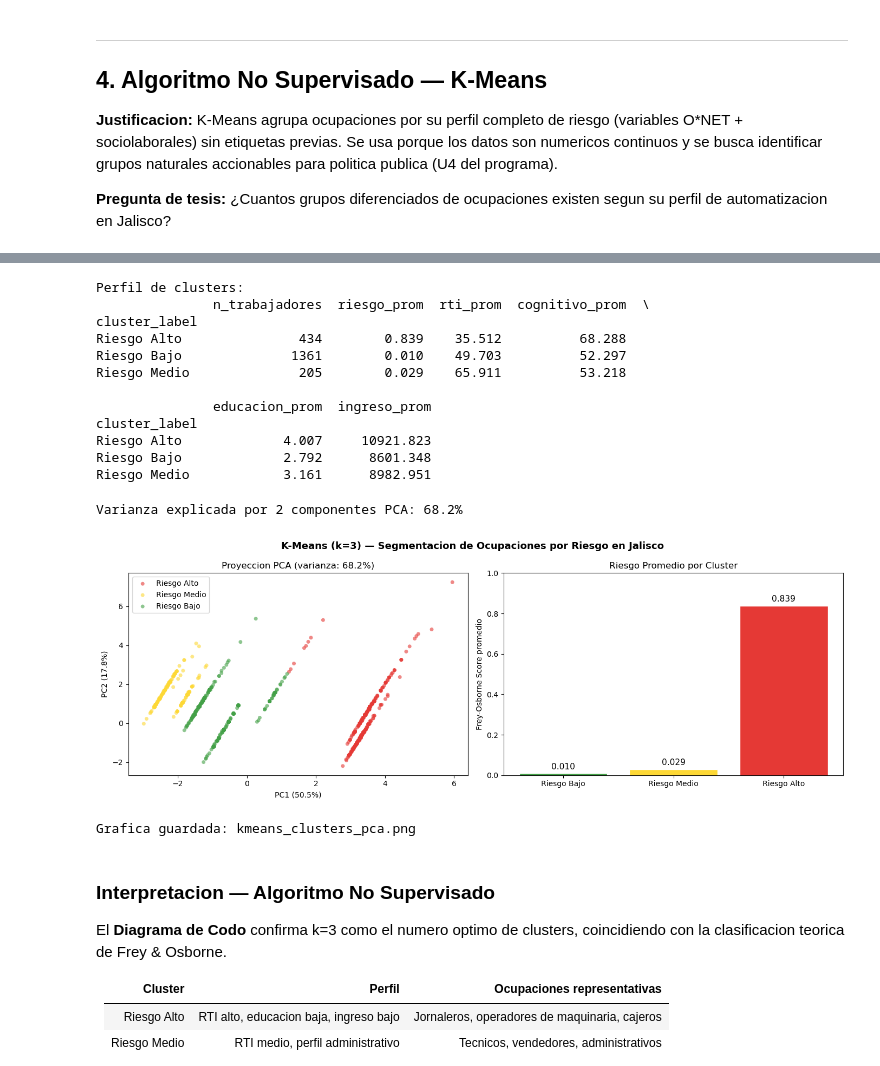
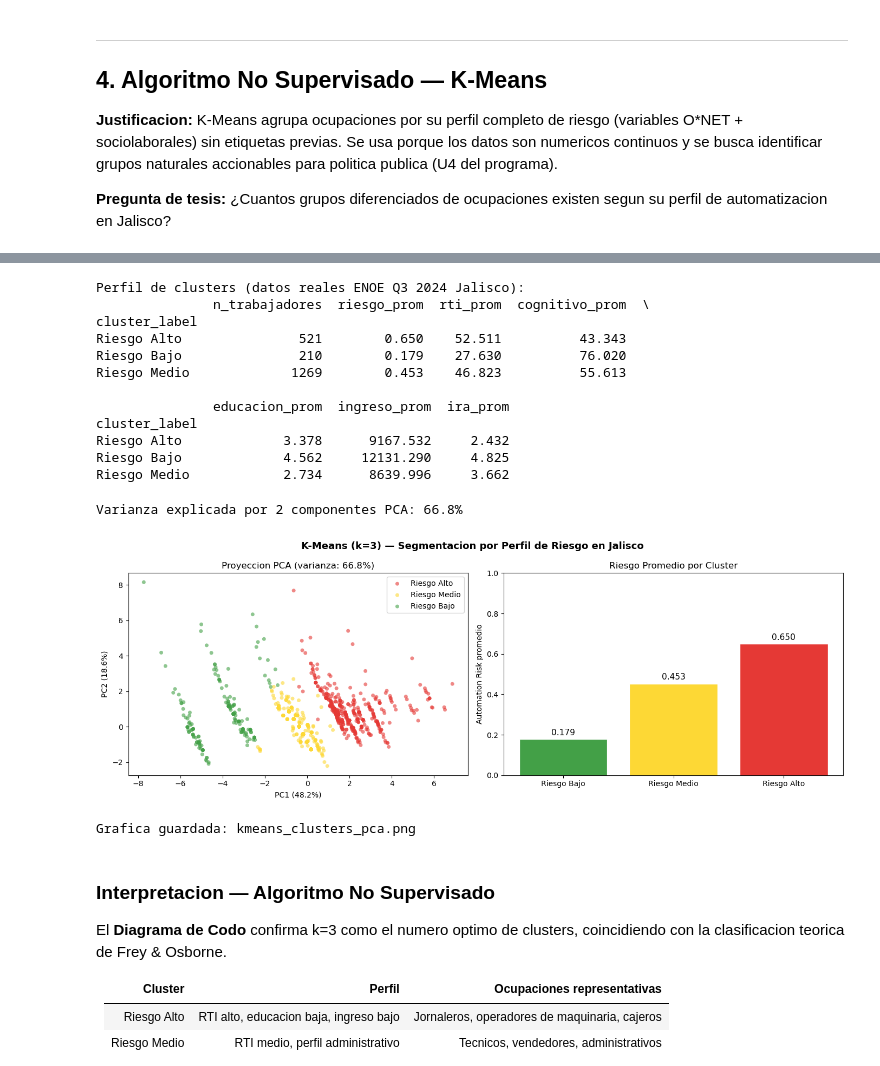
Before and after one commit to Carpuro/mcd_cucea, a Jupyter notebook: 2do-semestre/programacion-ii/proyectos/ProyectoFinal/07_ml_notebook.ipynb, the cells around one changed output, grey strips where cells are left out. Saved outputs shown, nothing was run; the diff lists cells and outputs as text; code cells hidden in the pictures.

```diff
--- a/2do-semestre/programacion-ii/proyectos/ProyectoFinal/07_ml_notebook.ipynb
+++ b/2do-semestre/programacion-ii/proyectos/ProyectoFinal/07_ml_notebook.ipynb
@@ -343,21 +326,17 @@ grupos naturales accionables para politica publica (U4 del programa).
 **Pregunta de tesis:** ¿Cuantos grupos diferenciados de ocupaciones existen
 segun su perfil de automatizacion en Jalisco?
 # %%
-# Features para clustering: perfil completo (ENOE + O*NET)
-cluster_features = ['frey_osborne_score', 'rti', 'cognitive_demand',
+cluster_features = ['automation_risk', 'rti', 'cognitive_demand',
                     'social_interaction', 'creativity',
                     'nivel_educativo', 'ingreso_mensual']
 
 X_cluster = df[cluster_features].copy()
 
-# Escalar — obligatorio para K-Means (sensible a magnitud)
 scaler_km = StandardScaler()
 X_scaled = scaler_km.fit_transform(X_cluster)
 
-# Diagrama de Codo — determinar k optimo
 inercias = []
 k_range = range(2, 11)
-
 for k in k_range:
     km = KMeans(n_clusters=k, random_state=42, n_init=10)
     km.fit(X_scaled)
@@ -397,83 +376,77 @@ print('Grafica guardada: kmeans_elbow.png')
 Grafica guardada: kmeans_elbow.png
 # %%
-# K-Means final con k=3
 km_final = KMeans(n_clusters=3, random_state=42, n_init=10)
 df['cluster'] = km_final.fit_predict(X_scaled)
 
-# Ordenar clusters por riesgo promedio para asignar etiquetas consistentes
-riesgo_por_cluster = df.groupby('cluster')['frey_osborne_score'].mean().sort_values()
+riesgo_por_cluster = df.groupby('cluster')['automation_risk'].mean().sort_values()
 mapa_cluster = {riesgo_por_cluster.index[0]: 'Riesgo Bajo',
                 riesgo_por_cluster.index[1]: 'Riesgo Medio',
                 riesgo_por_cluster.index[2]: 'Riesgo Alto'}
 df['cluster_label'] = df['cluster'].map(mapa_cluster)
 
-# Resumen por cluster
 resumen = df.groupby('cluster_label').agg(
     n_trabajadores=('id_trabajador', 'count'),
-    riesgo_prom=('frey_osborne_score', 'mean'),
+    riesgo_prom=('automation_risk', 'mean'),
     rti_prom=('rti', 'mean'),
     cognitivo_prom=('cognitive_demand', 'mean'),
     educacion_prom=('nivel_educativo', 'mean'),
-    ingreso_prom=('ingreso_mensual', 'mean')
+    ingreso_prom=('ingreso_mensual', 'mean'),
+    ira_prom=('ira', 'mean')
 ).round(3)
 
-print('Perfil de clusters:')
+print('Perfil de clusters (datos reales ENOE Q3 2024 Jalisco):')
 print(resumen)
 # %% [output]
-Perfil de clusters:
+Perfil de clusters (datos reales ENOE Q3 2024 Jalisco):
                n_trabajadores  riesgo_prom  rti_prom  cognitivo_prom  \
 cluster_label
-Riesgo Alto               434        0.839    35.512          68.288
-Riesgo Bajo              1361        0.010    49.703          52.297
-Riesgo Medio              205        0.029    65.911          53.218
+Riesgo Alto               521        0.650    52.511          43.343
+Riesgo Bajo               210        0.179    27.630          76.020
+Riesgo Medio             1269        0.453    46.823          55.613
 
-               educacion_prom  ingreso_prom
+               educacion_prom  ingreso_prom  ira_prom
 cluster_label
-Riesgo Alto             4.007     10921.823
-Riesgo Bajo             2.792      8601.348
-Riesgo Medio            3.161      8982.951
+Riesgo Alto             3.378      9167.532     2.432
+Riesgo Bajo             4.562     12131.290     4.825
+Riesgo Medio            2.734      8639.996     3.662
 # %%
-# PCA a 2 componentes para visualizacion
 pca = PCA(n_components=2, random_state=42)
 X_pca = pca.fit_transform(X_scaled)
 varianza = pca.explained_variance_ratio_.sum()
-
 print(f'Varianza explicada por 2 componentes PCA: {varianza:.1%}')
 
 colores = {'Riesgo Alto': '#E53935', 'Riesgo Medio': '#FDD835', 'Riesgo Bajo': '#43A047'}
 
 fig, axes = plt.subplots(1, 2, figsize=(14, 5))
-fig.suptitle('K-Means (k=3) — Segmentacion de Ocupaciones por Riesgo en Jalisco',
+fig.suptitle('K-Means (k=3) — Segmentacion por Perfil de Riesgo en Jalisco',
              fontsize=13, fontweight='bold')
 
-# Proyeccion PCA
 for label, color in colores.items():
     mask = df['cluster_label'] == label
     axes[0].scatter(X_pca[mask, 0], X_pca[mask, 1],
                     c=color, label=label, alpha=0.6, s=25, edgecolors='none')
 axes[0].set_xlabel(f'PC1 ({pca.explained_variance_ratio_[0]:.1%})')
 axes[0].set_ylabel(f'PC2 ({pca.explained_variance_ratio_[1]:.1%})')
 axes[0].set_title(f'Proyeccion PCA (varianza: {varianza:.1%})')
 axes[0].legend()
 
-# Riesgo promedio por cluster
-riesgo_mean = df.groupby('cluster_label')['frey_osborne_score'].mean().reindex(
+riesgo_mean = df.groupby('cluster_label')['automation_risk'].mean().reindex(
     ['Riesgo Bajo', 'Riesgo Medio', 'Riesgo Alto'])
 bar_colors = [colores[l] for l in riesgo_mean.index]
 axes[1].bar(riesgo_mean.index, riesgo_mean.values, color=bar_colors, edgecolor='white')
-axes[1].set_ylabel('Frey-Osborne Score promedio')
+axes[1].set_ylabel('Automation Risk promedio')
 axes[1].set_title('Riesgo Promedio por Cluster')
 axes[1].set_ylim(0, 1)
 for i, v in enumerate(riesgo_mean.values):
     axes[1].text(i, v + 0.02, f'{v:.3f}', ha='center', fontsize=11)
 
 plt.tight_layout()
 plt.savefig('kmeans_clusters_pca.png', dpi=150, bbox_inches='tight')
 plt.show()
 print('Grafica guardada: kmeans_clusters_pca.png')
 # %% [output]
-Varianza explicada por 2 componentes PCA: 68.2%
+Varianza explicada por 2 componentes PCA: 66.8%
-[figure, old version]
+[figure, new version]
 Grafica guardada: kmeans_clusters_pca.png
 # %% [markdown]
 ### Interpretacion — Algoritmo No Supervisado
```
Also changed, not shown: parts of 8 cells of this notebook.
